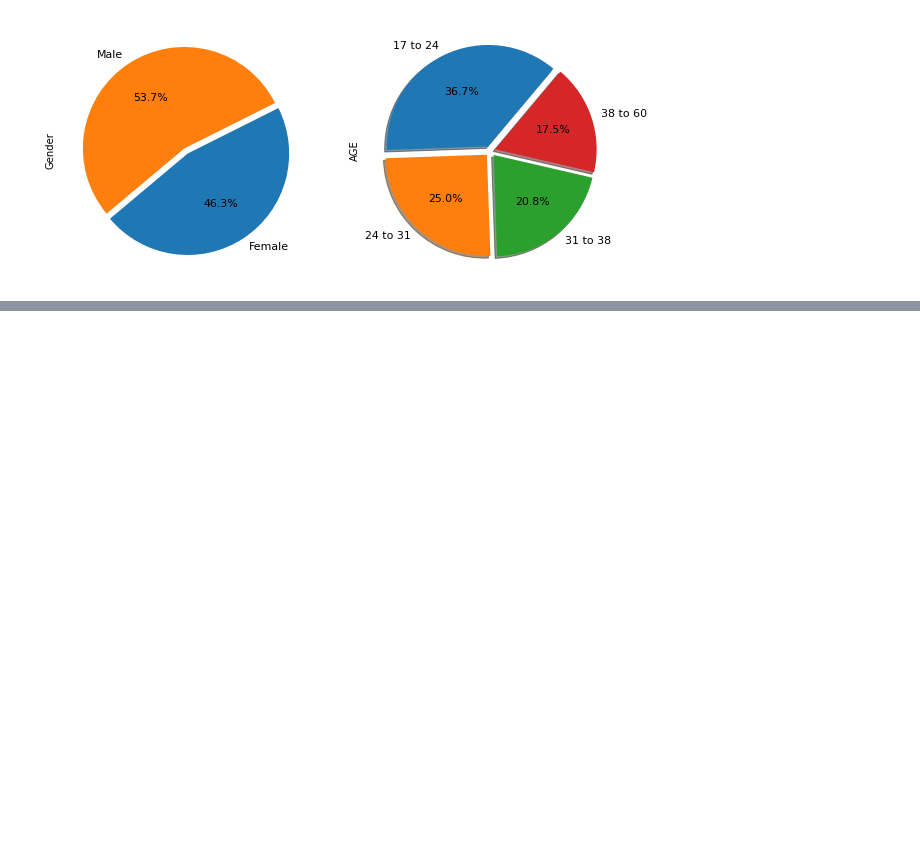
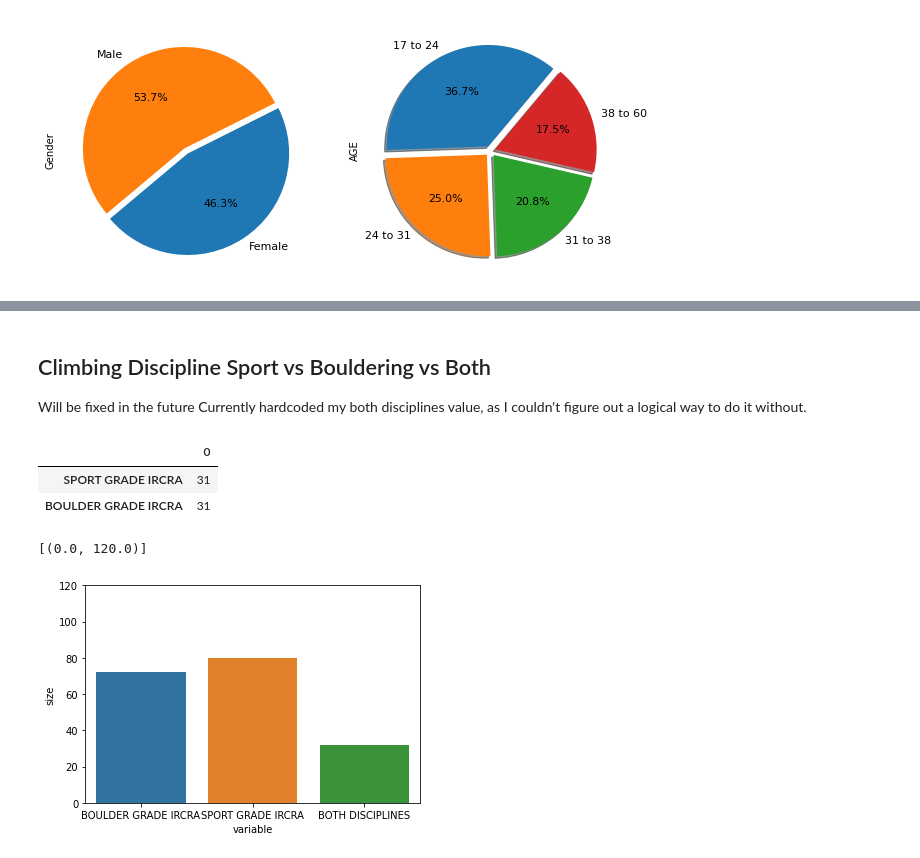
Before and after one commit to haokliao/Critical-Force-Visualization, a Jupyter notebook: EDA_001_notebook.ipynb, the cells around one changed output, grey strips where cells are left out. Saved outputs shown, nothing was run; the diff lists cells and outputs as text; code cells hidden in the pictures; blank space fills up the shorter version.

```diff
--- a/EDA_001_notebook.ipynb
+++ b/EDA_001_notebook.ipynb
@@ -95,2 +66,36 @@ Relationship between peak force and years climbing (none)
+# %% [markdown]
+## Climbing Discipline Sport vs Bouldering vs Both
+
+Will be fixed in the future
+Currently hardcoded my both disciplines value, as I couldn't figure out a logical way to do it without.
 # %%
-disciplines_df = dataframe[['SPORT GRADE IRCRA', 'BOULDER GRADE IRCRA']]
+# TO FIND VALUES FOR BOTH
+
+dataframe[['SPORT GRADE IRCRA', 'BOULDER GRADE IRCRA']].dropna().count().to_frame()
+# %% [output]
+|  | 0 |
+| SPORT GRADE IRCRA | 31 |
+| BOULDER GRADE IRCRA | 31 |
+# %%
+#Create a dataframe disciplines, so I can more easily work with pandas through that data ((Yes I know Enrico))
+#Melt the data. Melt leaves some of the identifies and creates columns variable and value which we need to plot this chart.
+
+disciplines_df= dataframe[['#','SPORT GRADE IRCRA', 'BOULDER GRADE IRCRA']]
+disciplines_bar = pd.melt(disciplines_df,id_vars="#").dropna()
+disciplines_bar = disciplines_bar.groupby(by='variable',as_index=False).size()
+
+
+### Specifically placed the values here so that they would bypass the groupby and drop.
+
+both_df = pd.DataFrame({"variable":['BOTH DISCIPLINES'], "size":[32]})
+both = disciplines_bar.append(both_df, ignore_index=True)
+
+
+ax3 = sns.barplot(data=both, x="variable", y="size")
+ax3.set(ylim=(0,120))
+
+# ax3 = sns.barplot(data=disciplines_bar, x="variable", y="size")
+# ax3.set(ylim=(0,120))
+# %% [output]
+[(0.0, 120.0)]
+[figure, added]
```
Also changed, not shown: parts of 13 cells of this notebook, 1 other file.
